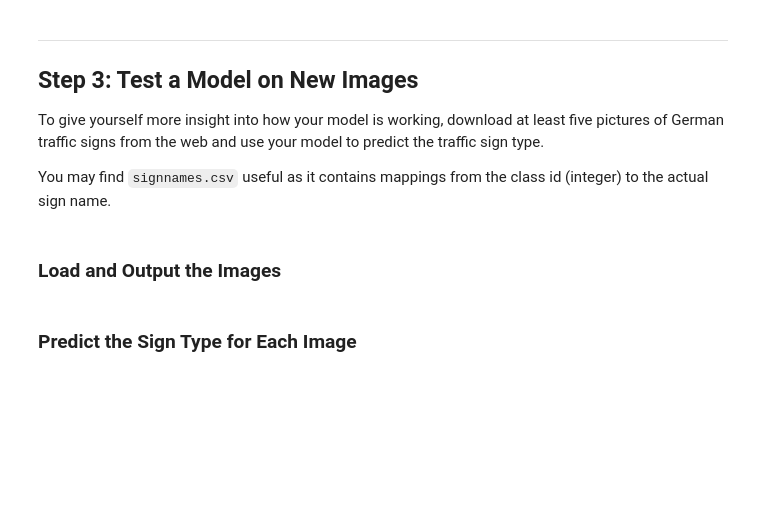
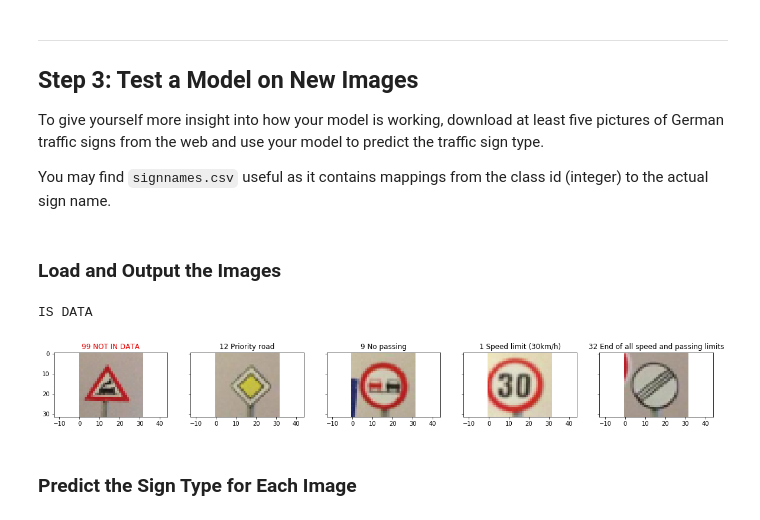
Before and after one commit to Kaiser1401/CarND-Traffic-Sign-Classifier-Project, a Jupyter notebook: Traffic_Sign_Classifier.ipynb, the cells around one changed output. Cells and saved outputs as stored; diff of their text form; code cells hidden in the pictures; blank space fills up the shorter version.

```diff
--- a/Traffic_Sign_Classifier.ipynb
+++ b/Traffic_Sign_Classifier.ipynb
@@ -347,2 +491,34 @@ You may find `signnames.csv` useful as it contains mappings from the class id (i
+# %%
+### Load the images and plot them here.
+### Feel free to use as many code cells as needed.
+from skimage import io
+my_images = []
+my_labels = [99,12,9,1,32] # first sign is not in list of training data ;)
+my_files = ('01','02','03','04','05')
+ext = '.png'
+
+for f in my_files:
+    img = io.imread('img/'+f+ext) # already 32x32 px
+    my_images.append(img[:,:,:3])
+
+
+
+im_fig, im_plots = plt.subplots(1,5, sharex='col', sharey='row', figsize=(4*5, 2*1))
+
+n_images = 5
+
+n=0
+print('IS DATA')
+while n < n_images:
+    image = my_images[n].squeeze()
+    im_plots[n].imshow(image)
+    try:
+        im_plots[n].set_title(str(my_labels[n])+' '+names[str(my_labels[n])])
+    except:
+        im_plots[n].set_title(str(my_labels[n])+' NOT IN DATA', color='xkcd:red')
+    n+=1
+# %% [output]
+IS DATA
+[figure, added]
 # %% [markdown]
 ### Predict the Sign Type for Each Image
```
Also changed, not shown: parts of 18 cells of this notebook, 11 other files.
